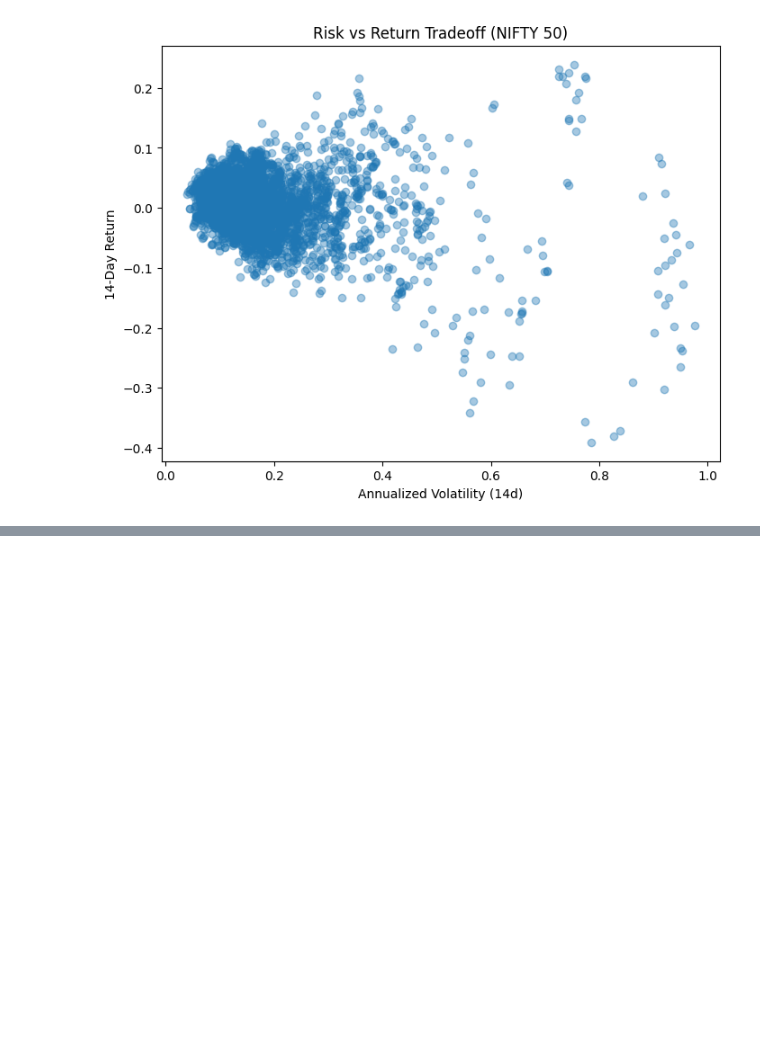
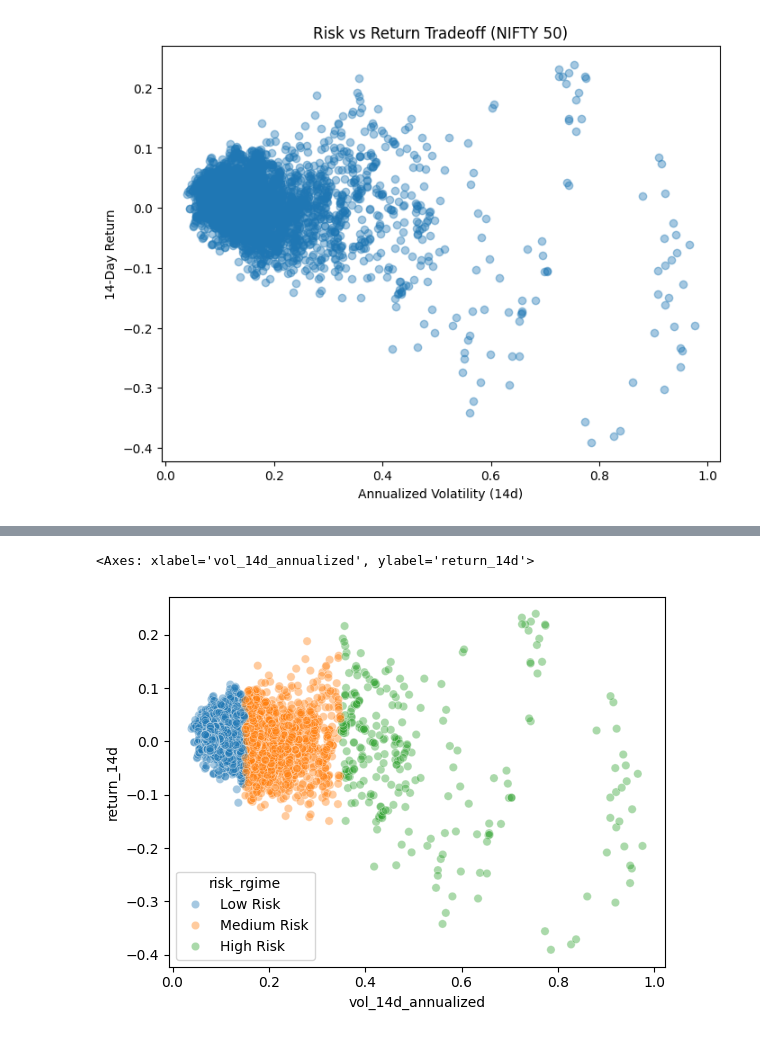
Before and after one commit to swayangshreesamal/volatility-risk-forecasting, a Jupyter notebook: 02_volatility_risk_metrics.ipynb, the cells around one changed output, grey strips where cells are left out. Cells and saved outputs as stored; diff of their text form; code cells hidden in the pictures; blank space fills up the shorter version.

```diff
--- a/02_volatility_risk_metrics.ipynb
+++ b/02_volatility_risk_metrics.ipynb
@@ -111,3 +112,10 @@ plt.title("Risk vs Return Tradeoff (NIFTY 50)")
 plt.show()
 # %% [output]
 [figure]
+# %%
+df['risk_rgime'] = pd.cut(
+    df['vol_14d_annualized'],
+    bins=[0,0.15,0.35,1.0],
+    labels=['Low Risk','Medium Risk','High Risk']
+)
+df['risk_rgime']
@@ -113,0 +138,11 @@ plt.show()
+# %%
+sns.scatterplot(
+    data=df,
+    x='vol_14d_annualized',
+    y='return_14d',
+    hue='risk_rgime',
+    alpha=0.4
+)
+# %% [output]
+<Axes: xlabel='vol_14d_annualized', ylabel='return_14d'>
+[figure, added]
```
Also changed, not shown: parts of 8 cells of this notebook.
